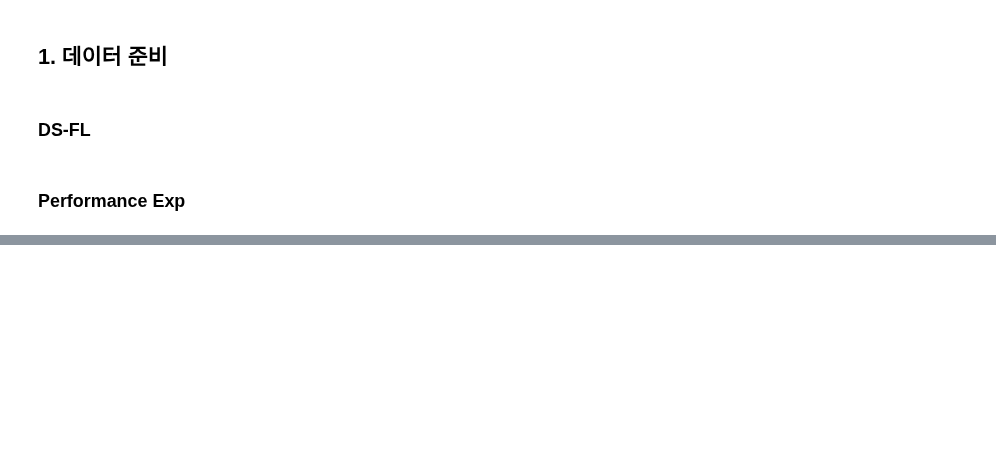
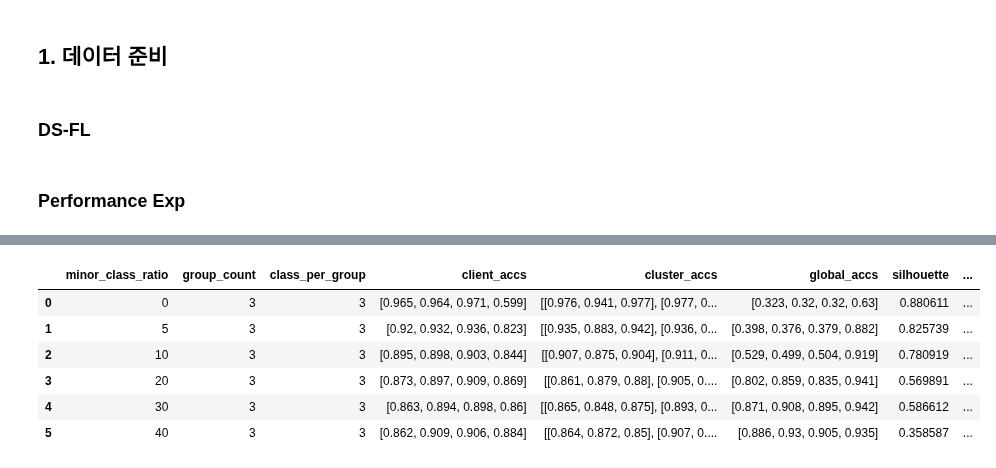
Before and after one commit to yangbaechu/FD-with-Label-Based-Group-Structure, a Jupyter notebook: FedCD.ipynb, the cells around one changed output, grey strips where cells are left out. Cells and saved outputs as stored; diff of their text form; code cells hidden in the pictures; blank space fills up the shorter version.

Commit message:
Result for dual_distillation

```diff
--- a/FedCD.ipynb
+++ b/FedCD.ipynb
@@ -363,7 +363,6 @@ def make_global_logit(n_clients, total_client_data, distill_data, number_of_clus
 
 def distill_with_cluster_logit(server, clients, client_logits, global_logits, number_of_cluster, server_idcs, cluster_distribution, t):
     cluster_logits,  cluster_idcs, label_predicted = server.get_cluster_logits(client_logits, number_of_cluster, t)
-    visualize_clusters(label_predicted, cluster_distribution)
     silhouette, ari = server.evaluate_clustering(label_predicted, cluster_distribution, cluster_idcs)
 
     print(f'silhouette: {silhouette}, ari: {ari}')
@@ -427,10 +426,9 @@ def distill_with_dual_logit(server, clients, client_logits, global_logits, numbe
     global_distill_loader = server.create_distill_loader(data, server_idcs, global_logits)
 
     cluster_logits,  cluster_idcs, label_predicted = server.get_cluster_logits(client_logits, number_of_cluster, t)
-    visualize_clusters(label_predicted, cluster_distribution)
     silhouette, ari = server.evaluate_clustering(label_predicted, cluster_distribution, cluster_idcs)
 
-    print(f'silhouette: {silhouette}, ari: {ari}')
+    # print(f'silhouette: {silhouette}, ari: {ari}')
 
     cluster_distill_loaders = []
 
@@ -543,14 +541,14 @@ def cluster_train_result_exp(n_clients, total_client_data, distill_data, number_
     global_accs.append(new_global_acc)
 
 
-    for i, client in enumerate(clients):
-        client.classifier.load_state_dict(classifiers_state[i])
+#     for i, client in enumerate(clients):
+#         client.classifier.load_state_dict(classifiers_state[i])
 
-    new_client_acc, new_cluster_accs, new_global_acc = DS_FL(server, clients, client_logits, number_of_cluster, server_idcs, cluster_distribution)
+#     new_client_acc, new_cluster_accs, new_global_acc = DS_FL(server, clients, client_logits, number_of_cluster, server_idcs, cluster_distribution)
 
-    client_accs.append(new_client_acc)
-    cluster_accs.append(new_cluster_accs)
-    global_accs.append(new_global_acc)
+#     client_accs.append(new_client_acc)
+#     cluster_accs.append(new_cluster_accs)
+#     global_accs.append(new_global_acc)
 
     for i, client in enumerate(clients):
         client.classifier.load_state_dict(classifiers_state[i])
@@ -561,10 +559,10 @@ def cluster_train_result_exp(n_clients, total_client_data, distill_data, number_
     cluster_accs.append(new_cluster_accs)
     global_accs.append(new_global_acc)
 
-    print(f'Dual: {client_accs[-2]}, {cluster_accs[-2]}, {global_accs[-2]}')
-    print(f'Cluster: {client_accs[-1]}, {cluster_accs[-1]}, {global_accs[-1]}')
-    # print(f'FedDF: {client_accs[-2]}, {cluster_accs[-2]}, {global_accs[-2]}')
-    # print(f'DS_FL: {client_accs[-1]}, {cluster_accs[-1]}, {global_accs[-1]}')
+    # print(f'Dual: {client_accs[-4]}, {cluster_accs[-4]}, {global_accs[-4]}')
+    print(f'Dual: {client_accs[-3]}, {cluster_accs[-3]}, {global_accs[-3]}')
+    print(f'Cluster: {client_accs[-2]}, {cluster_accs[-2]}, {global_accs[-2]}')
+    print(f'FedDF: {client_accs[-1]}, {cluster_accs[-1]}, {global_accs[-1]}')
     return client_accs, cluster_accs, global_accs, silhouette, ari
 # %% [markdown]
 ### Performance Exp
@@ -618,2 +630,12 @@ test_data: 400
+# %%
+df
+# %% [output]
+|  | minor_class_ratio | group_count | class_per_group | client_accs | cluster_accs | global_accs | silhouette | ... |
+| 0 | 0 | 3 | 3 | [0.965, 0.964, 0.971, 0.599] | [[0.976, 0.941, 0.977], [0.977, 0... | [0.323, 0.32, 0.32, 0.63] | 0.880611 | ... |
+| 1 | 5 | 3 | 3 | [0.92, 0.932, 0.936, 0.823] | [[0.935, 0.883, 0.942], [0.936, 0... | [0.398, 0.376, 0.379, 0.882] | 0.825739 | ... |
+| 2 | 10 | 3 | 3 | [0.895, 0.898, 0.903, 0.844] | [[0.907, 0.875, 0.904], [0.911, 0... | [0.529, 0.499, 0.504, 0.919] | 0.780919 | ... |
+| 3 | 20 | 3 | 3 | [0.873, 0.897, 0.909, 0.869] | [[0.861, 0.879, 0.88], [0.905, 0.... | [0.802, 0.859, 0.835, 0.941] | 0.569891 | ... |
+| 4 | 30 | 3 | 3 | [0.863, 0.894, 0.898, 0.86] | [[0.865, 0.848, 0.875], [0.893, 0... | [0.871, 0.908, 0.895, 0.942] | 0.586612 | ... |
+| 5 | 40 | 3 | 3 | [0.862, 0.909, 0.906, 0.884] | [[0.864, 0.872, 0.85], [0.907, 0.... | [0.886, 0.93, 0.905, 0.935] | 0.358587 | ... |
 # %%
 # df.to_csv('./results/large_group')
```
Also changed, not shown: parts of 1 cell of this notebook, 1 other file.
